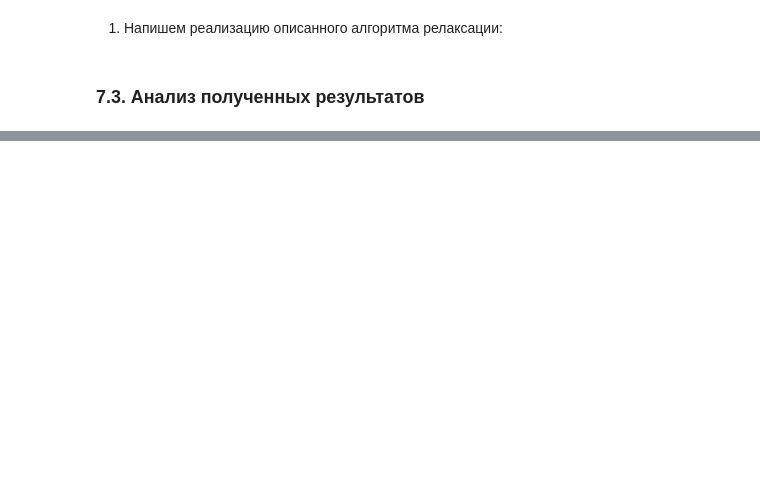
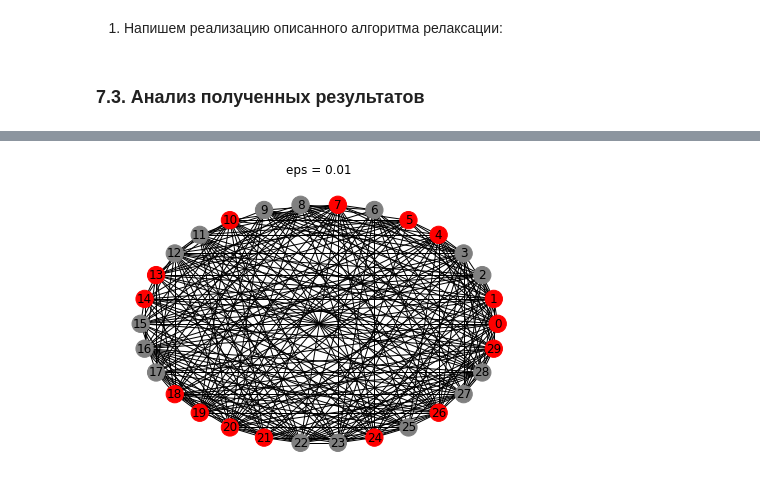
Before and after one commit to danon2018/SDP_project, a Jupyter notebook: SDP.ipynb, the cells around one changed output, grey strips where cells are left out. Saved outputs shown, nothing was run; the diff lists cells and outputs as text; code cells hidden in the pictures; blank space fills up the shorter version.

```diff
--- a/SDP.ipynb
+++ b/SDP.ipynb
@@ -902,0 +974,12 @@ draw_coloured_graph(edges_1, node_count_1, maxcut_nodes_1)
+# %%
+sdp_results_05 = []
+for g in data:
+    edges_1 = list(g.edges)
+    edge_count_1 = g.number_of_edges()
+    node_count_1 = g.number_of_nodes()
+    weights_1 = np.zeros((node_count_1, node_count_1))
+    for x in g.edges(data=True):
+        weights_1[x[0]][x[1]] = x[2]['weight']
+        weights_1[x[1]][x[0]] = x[2]['weight']
+    packet_relax_obj, relax_obj, obj, nodes = sdp_maxcut(edge_count_1, node_count_1, weights_1, epsilon=0.5)
+    sdp_results_05.append([packet_relax_obj, relax_obj, obj, nodes, node_count_1, edge_count_1])
@@ -902,0 +990,12 @@ draw_coloured_graph(edges_1, node_count_1, maxcut_nodes_1)
+# %%
+sdp_results_01 = []
+for g in data:
+    edges_1 = list(g.edges)
+    edge_count_1 = g.number_of_edges()
+    node_count_1 = g.number_of_nodes()
+    weights_1 = np.zeros((node_count_1, node_count_1))
+    for x in g.edges(data=True):
+        weights_1[x[0]][x[1]] = x[2]['weight']
+        weights_1[x[1]][x[0]] = x[2]['weight']
+    packet_relax_obj, relax_obj, obj, nodes = sdp_maxcut(edge_count_1, node_count_1, weights_1, epsilon=0.1)
+    sdp_results_01.append([packet_relax_obj, relax_obj, obj, nodes, node_count_1, edge_count_1])
@@ -902,0 +1006,12 @@ draw_coloured_graph(edges_1, node_count_1, maxcut_nodes_1)
+# %%
+sdp_results_001 = []
+for g in data:
+    edges_1 = list(g.edges)
+    edge_count_1 = g.number_of_edges()
+    node_count_1 = g.number_of_nodes()
+    weights_1 = np.zeros((node_count_1, node_count_1))
+    for x in g.edges(data=True):
+        weights_1[x[0]][x[1]] = x[2]['weight']
+        weights_1[x[1]][x[0]] = x[2]['weight']
+    packet_relax_obj, relax_obj, obj, nodes = sdp_maxcut(edge_count_1, node_count_1, weights_1, epsilon=0.01)
+    sdp_results_001.append([packet_relax_obj, relax_obj, obj, nodes, node_count_1, edge_count_1])
@@ -902,0 +1034,6 @@ draw_coloured_graph(edges_1, node_count_1, maxcut_nodes_1)
+# %%
+draw_coloured_graph(data[10].edges, sdp_results_001[10][-2], sdp_results_001[10][-3])
+plt.title('eps = 0.01')
+plt.show();
+# %% [output]
+[figure, added]
```
Also changed, not shown: parts of 40 cells of this notebook.
